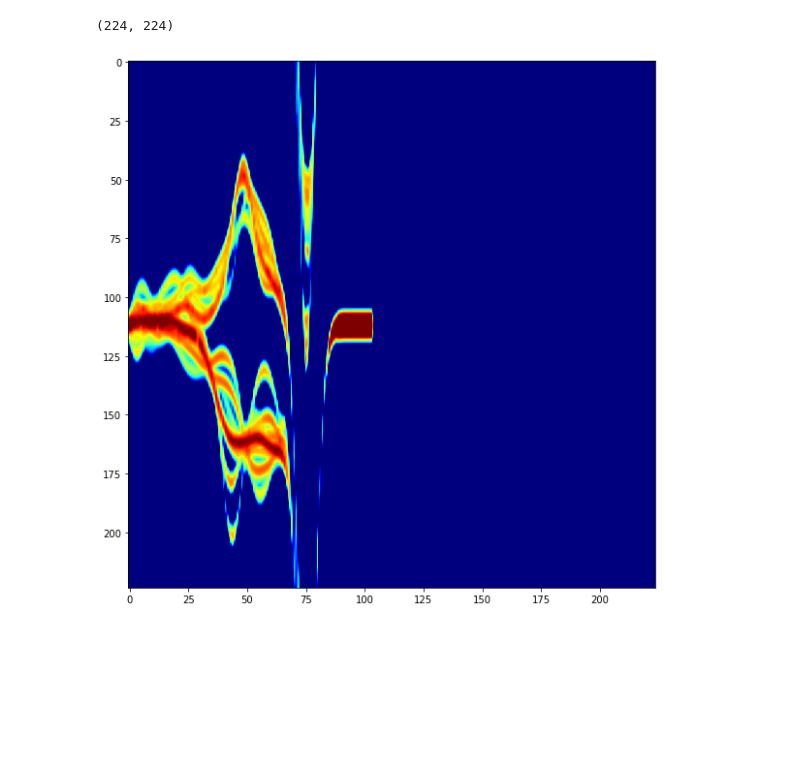
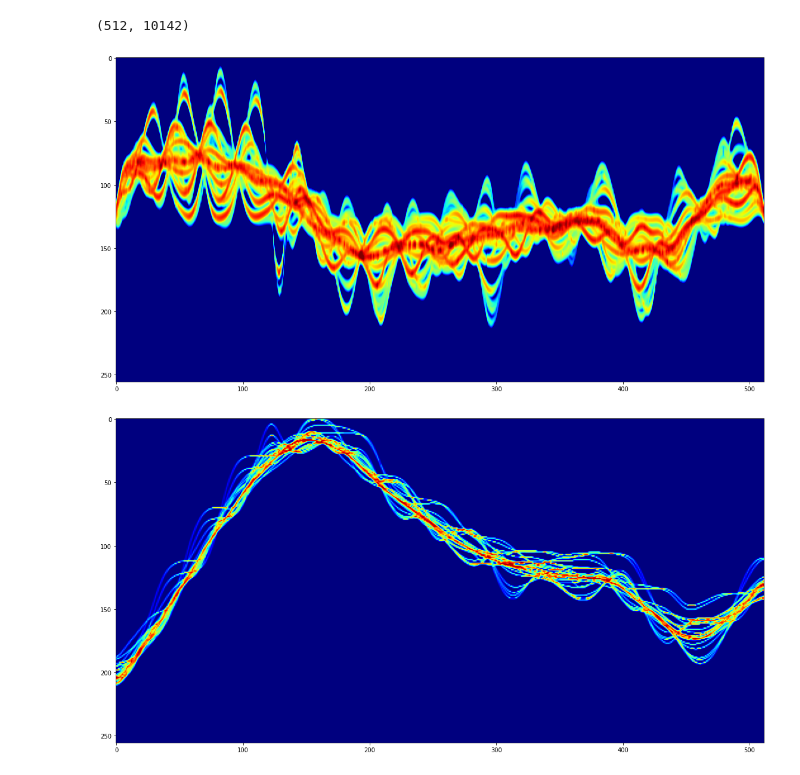
Before and after one commit to itskalvik/skeleton-action-recognition, a Jupyter notebook: data_gen/virtual_radar.ipynb, the cells around one changed output. Cells and saved outputs as stored; diff of their text form; code cells hidden in the pictures; blank space fills up the shorter version.

Commit message:
standardised spectrogram gen methods

```diff
--- a/data_gen/virtual_radar.ipynb
+++ b/data_gen/virtual_radar.ipynb
@@ -93,12 +29,17 @@ def synthetic_spectrogram(joint_data,
 # %%
-from data_gen.gen_joint_data_rgb import read_xyz
-fname = '/home/kjakkala/Datasets/nturgb+d_rgb/S001C001P004R002A059_rgb.avi'
-data = read_xyz(fname)
-spectrogram = synthetic_spectrogram(data)
+data, edges = preprocess_azure_kinect("../data/sim_data.json")
+spectrogram, range_map = synthetic_spectrogram(data, edges,
+                                               num_pad_frames=550,
+                                               radar_lambda=1e-3)
+
 print(spectrogram.shape)
-im = plt.imshow(spectrogram)
+im = plt.imshow(resize(spectrogram, (256, 512)))
 im.set_clim(-35, 0)
 plt.show()
+
+im = plt.imshow(resize(range_map, (256, 512)))
+plt.show()
 # %% [output]
-(224, 224)
+(512, 10142)
-[figure, old version]
+[figure, new version]
+[figure, added]
```
Also changed, not shown: parts of 11 cells of this notebook, 1 other file.
